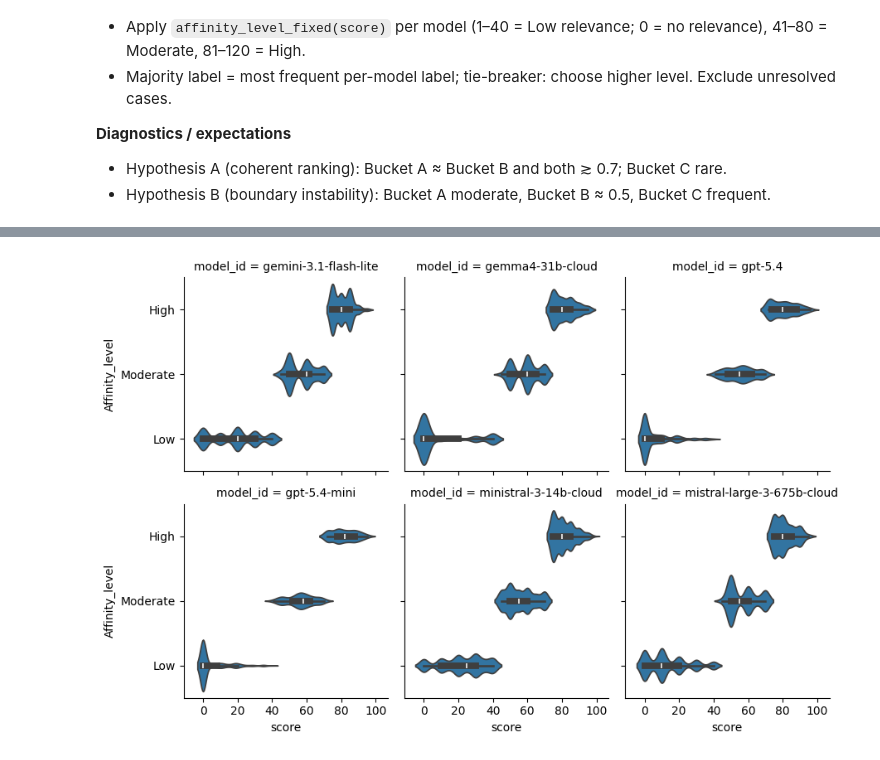
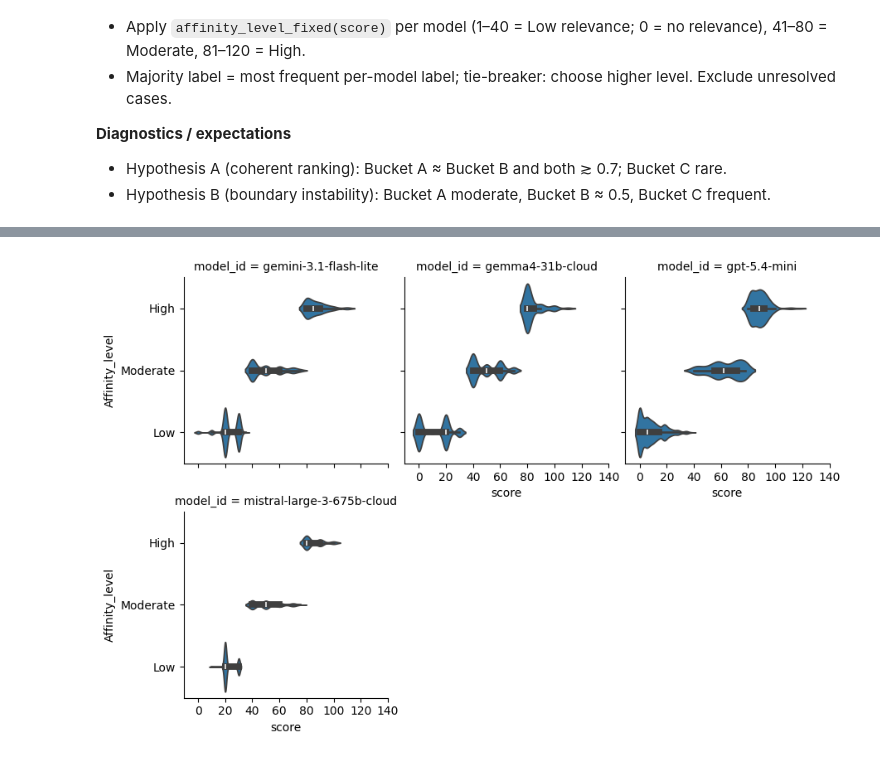
Before and after one commit to pigalleg/article-classifier, a Jupyter notebook: notebooks/07_intra_panel_rank_consisntecy.ipynb, the cells around one changed output, grey strips where cells are left out. Cells and saved outputs as stored; diff of their text form; code cells hidden in the pictures.

```diff
--- a/notebooks/07_intra_panel_rank_consisntecy.ipynb
+++ b/notebooks/07_intra_panel_rank_consisntecy.ipynb
@@ -53,7 +53,8 @@ run_id =None
 # run_id = "20260413_151017"
 # run_id = "20260422_212121"
 # run_id = "20260517_175302"
-run_id = "20260422_212121_1"
+# run_id = "20260422_212121_1"
+run_id = "20260726_154151"
 
 repo_root = Path.cwd().resolve().parent if Path.cwd().name == "notebooks" else Path.cwd().resolve()
 bench_root = repo_root / "data" / "results" / "affinity_benchmark"
@@ -444,15 +443,15 @@ out_df
 # %%
 g = sns.catplot(
     data=ra_df[ra_df['Affinity_level'] != 'low'].rename(columns={'Model_Slug': 'model_id', 'LLM_Affinity': 'score'}),
     kind='violin',
     y='Affinity_level',
     x='score',
     col='model_id',
     height=3,
     col_wrap=3,
     order=['High', 'Moderate', 'Low'],
 )
-g.set(xticks=np.arange(0,101,20))
+g.set(xticks=np.arange(0,141,20))
 plt.show()
 # %% [output]
-[figure, old version]
+[figure, new version]
```
Also changed, not shown: parts of 6 cells of this notebook, 9 other files.
